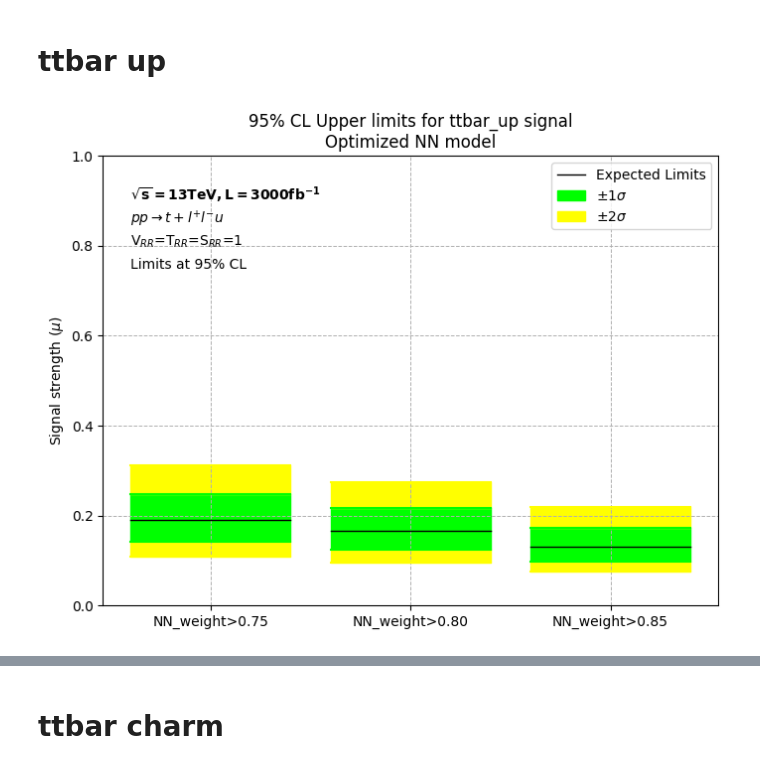
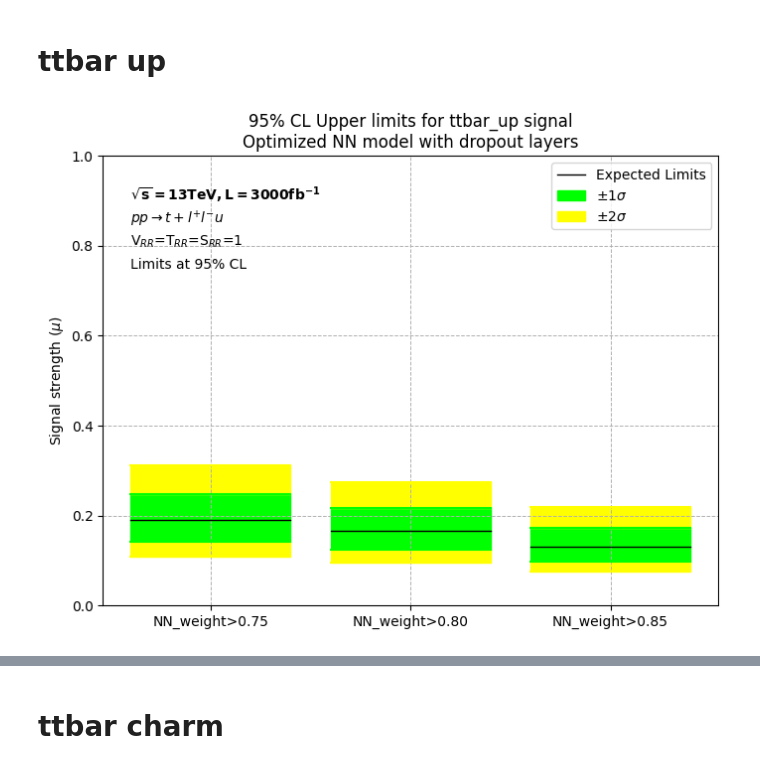
Before and after one commit to mghasemi19/TopFC, a Jupyter notebook: Fit_results/UL_plots.ipynb, the cells around one changed output, grey strips where cells are left out. Drawn from its saved outputs; the diff is of its cells as text; code cells hidden in the pictures.

```diff
--- a/Fit_results/UL_plots.ipynb
+++ b/Fit_results/UL_plots.ipynb
@@ -321,7 +321,7 @@ def UL_all_plots(NN_low, NN_med, NN_high, x_title, weight_low, weight_med, weigh
 # %%
 UL_plots('[array(0.10914404), array(0.14254065), array(0.18910282), array(0.24788306), array(0.31082832)]',
          '[array(0.09510332), array(0.12414347), array(0.16509455), array(0.2171951), array(0.27311108)]',
          '[array(0.07533464), array(0.09850829), array(0.13122339), array(0.17357771), array(0.21958492)]',
-         'ttbar_up', 'NN_weight>0.75', 'NN_weight>0.80', 'NN_weight>0.85', 'Optimized NN model', [0,1])
+         'ttbar_up', 'NN_weight>0.75', 'NN_weight>0.80', 'NN_weight>0.85', 'Optimized NN model with dropout layers', [0,1])
 # %% [output]
-[figure, old version]
+[figure, new version]
```
Also changed, not shown: parts of 5 cells of this notebook, 17 other files.
